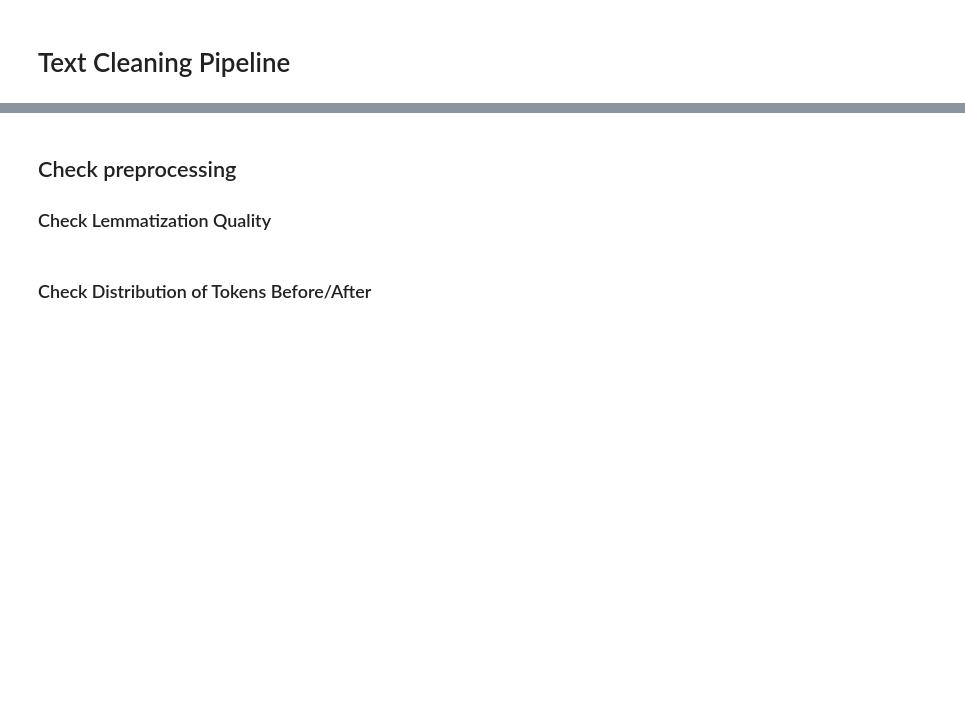
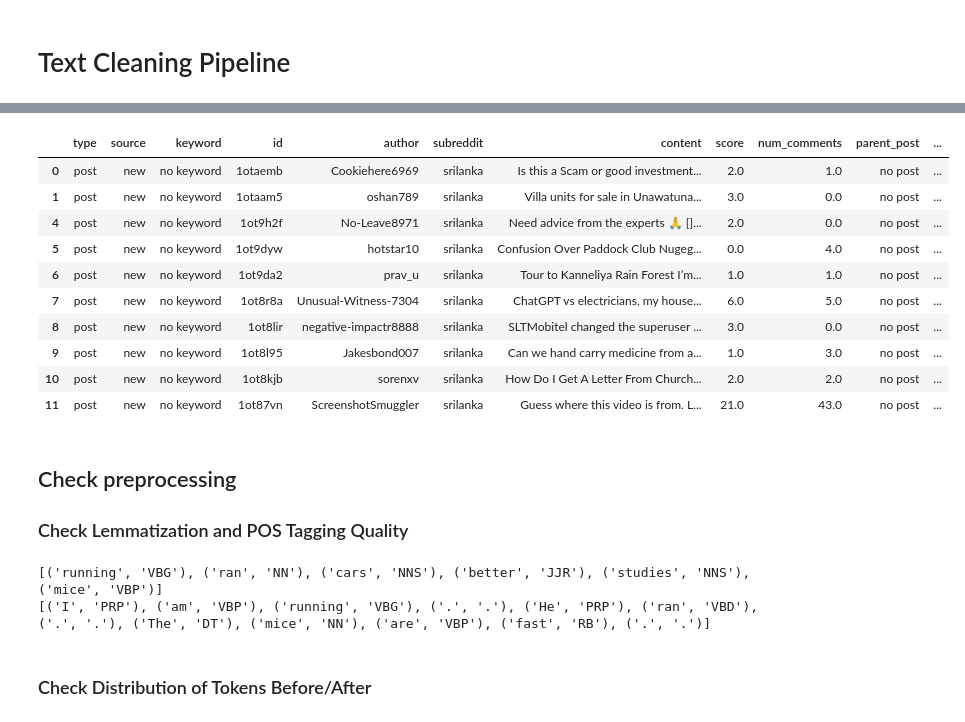
Before and after one commit to Starlight0901/Reddit_SriLanka_Social_Insight, a Jupyter notebook: Data Preprocessing and Feature Engineering.ipynb, the cells around one changed output, grey strips where cells are left out. Saved outputs shown, nothing was run; the diff lists cells and outputs as text; code cells hidden in the pictures; blank space fills up the shorter version.

```diff
--- a/Data Preprocessing and Feature Engineering.ipynb
+++ b/Data Preprocessing and Feature Engineering.ipynb
@@ -344,5 +578,19 @@ def clean_text(text, remove_stopwords=False, lemmatize=False):
 df_posts["content_cleaned"] = df_posts["content"].apply(lambda x: clean_text(x, remove_stopwords=True, lemmatize=True))
+# %%
+df_posts.head(10)
+# %% [output]
+|  | type | source | keyword | id | author | subreddit | content | score | num_comments | parent_post | ... |
+| 0 | post | new | no keyword | 1otaemb | Cookiehere6969 | srilanka | Is this a Scam or good investment... | 2.0 | 1.0 | no post | ... |
+| 1 | post | new | no keyword | 1otaam5 | oshan789 | srilanka | Villa units for sale in Unawatuna... | 3.0 | 0.0 | no post | ... |
+| 4 | post | new | no keyword | 1ot9h2f | No-Leave8971 | srilanka | Need advice from the experts 🙏 []... | 2.0 | 0.0 | no post | ... |
+| 5 | post | new | no keyword | 1ot9dyw | hotstar10 | srilanka | Confusion Over Paddock Club Nugeg... | 0.0 | 4.0 | no post | ... |
+| 6 | post | new | no keyword | 1ot9da2 | prav_u | srilanka | Tour to Kanneliya Rain Forest I’m... | 1.0 | 1.0 | no post | ... |
+| 7 | post | new | no keyword | 1ot8r8a | Unusual-Witness-7304 | srilanka | ChatGPT vs electricians, my house... | 6.0 | 5.0 | no post | ... |
+| 8 | post | new | no keyword | 1ot8lir | negative-impactr8888 | srilanka | SLTMobitel changed the superuser ... | 3.0 | 0.0 | no post | ... |
+| 9 | post | new | no keyword | 1ot8l95 | Jakesbond007 | srilanka | Can we hand carry medicine from a... | 1.0 | 3.0 | no post | ... |
+| 10 | post | new | no keyword | 1ot8kjb | sorenxv | srilanka | How Do I Get A Letter From Church... | 2.0 | 2.0 | no post | ... |
+| 11 | post | new | no keyword | 1ot87vn | ScreenshotSmuggler | srilanka | Guess where this video is from. L... | 21.0 | 43.0 | no post | ... |
 # %% [markdown]
 ## Check preprocessing
 
-### Check Lemmatization Quality
+### Check Lemmatization and POS Tagging Quality
@@ -353,3 +597,17 @@ list(zip(test_words, lemmatized))
+# %%
+from nltk import pos_tag, word_tokenize
+
+test_words = ["running", "ran", "cars", "better", "studies", "mice"]
+tags = pos_tag(test_words)
+print(tags)
+
+sentence = "I am running. He ran. The mice are fast."
+tokens = word_tokenize(sentence)
+tags = pos_tag(tokens)
+print(tags)
+# %% [output]
+[('running', 'VBG'), ('ran', 'NN'), ('cars', 'NNS'), ('better', 'JJR'), ('studies', 'NNS'), ('mice', 'VBP')]
+[('I', 'PRP'), ('am', 'VBP'), ('running', 'VBG'), ('.', '.'), ('He', 'PRP'), ('ran', 'VBD'), ('.', '.'), ('The', 'DT'), ('mice', 'NN'), ('are', 'VBP'), ('fast', 'RB'), ('.', '.')]
 # %% [markdown]
 ### Check Distribution of Tokens Before/After
 # %%
```
Also changed, not shown: parts of 26 cells of this notebook.
